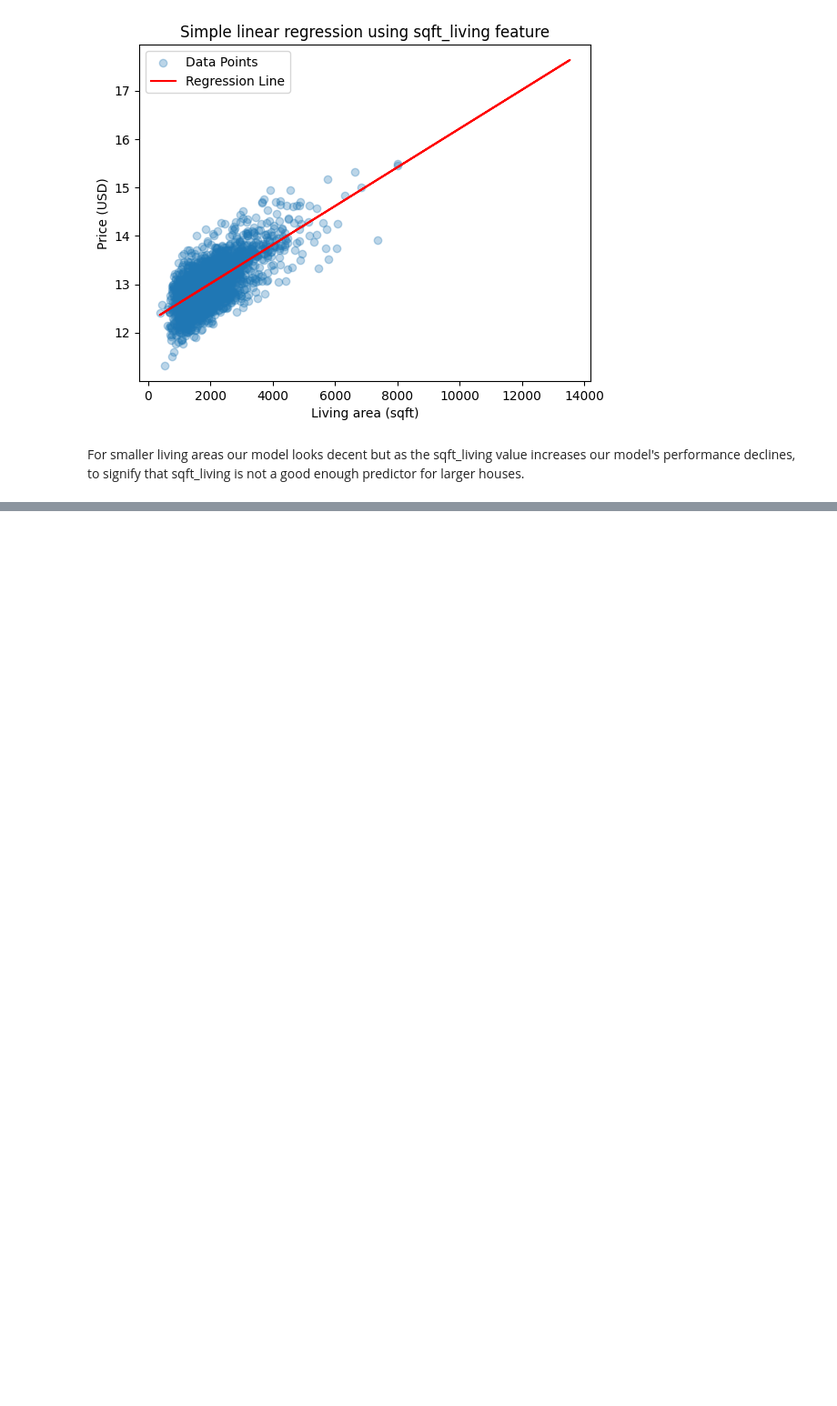
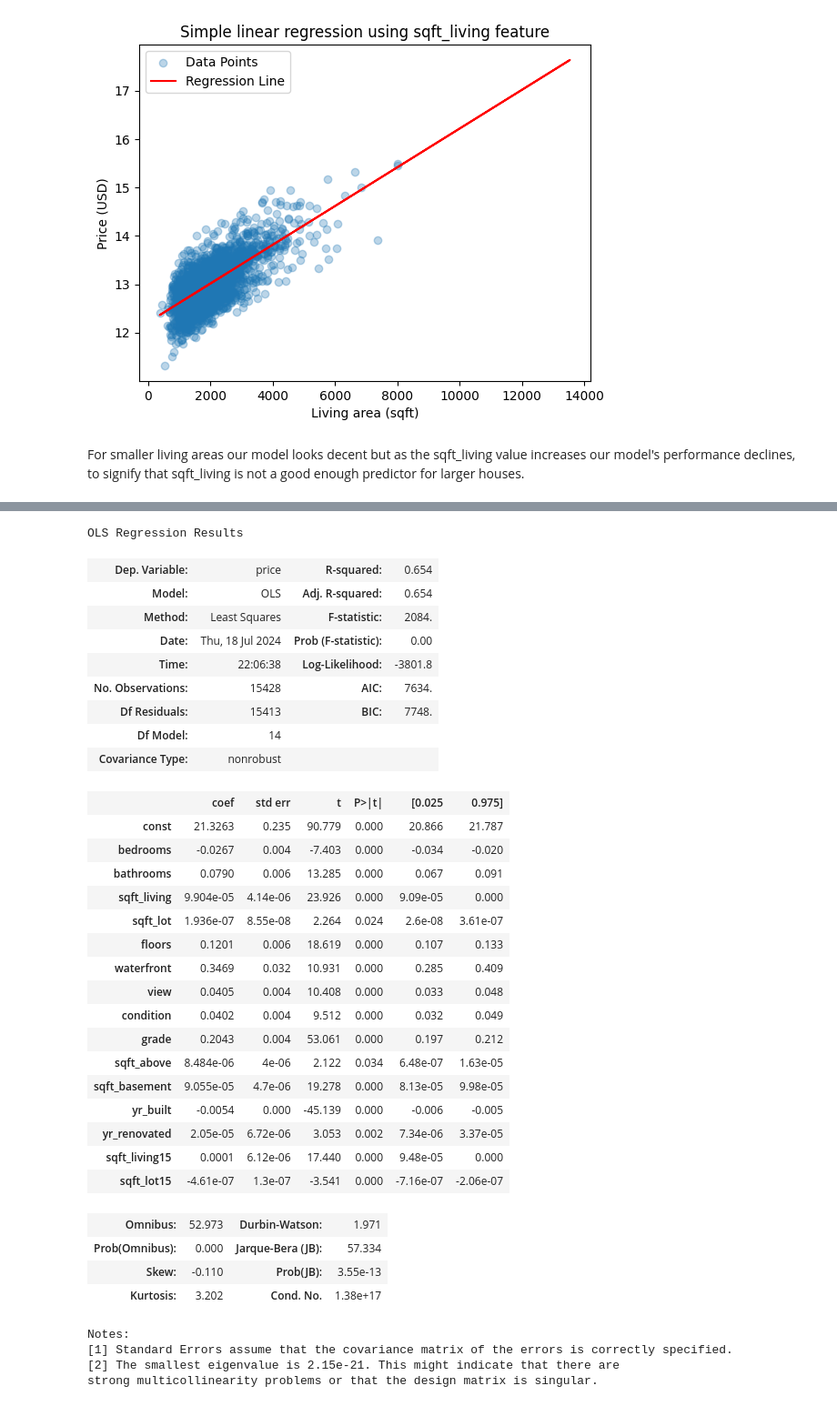
Before and after one commit to ShamlaA/Phase-2-Group-17-Project, a Jupyter notebook: Work_in_Progress/Zenah.ipynb, the cells around one changed output, grey strips where cells are left out. Shown at 91% size. Cells and saved outputs as stored; diff of their text form; code cells hidden in the pictures; blank space fills up the shorter version.

```diff
--- a/Work_in_Progress/Zenah.ipynb
+++ b/Work_in_Progress/Zenah.ipynb
@@ -594,0 +613,42 @@ For smaller living areas our model looks decent but as the sqft_living value inc
+# %%
+# Create model in OLS
+X_int = sm.add_constant(X_train)
+model = sm.OLS(y_train, X_int).fit()
+summary = model.summary()
+summary
+# %% [output]
+OLS Regression Results
+| Dep. Variable: | price | R-squared: | 0.654 |
+| Model: | OLS | Adj. R-squared: | 0.654 |
+| Method: | Least Squares | F-statistic: | 2084. |
+| Date: | Thu, 18 Jul 2024 | Prob (F-statistic): | 0.00 |
+| Time: | 22:06:38 | Log-Likelihood: | -3801.8 |
+| No. Observations: | 15428 | AIC: | 7634. |
+| Df Residuals: | 15413 | BIC: | 7748. |
+| Df Model: | 14 |  |  |
+| Covariance Type: | nonrobust |  |  |
+|  | coef | std err | t | P>|t| | [0.025 | 0.975] |
+| const | 21.3263 | 0.235 | 90.779 | 0.000 | 20.866 | 21.787 |
+| bedrooms | -0.0267 | 0.004 | -7.403 | 0.000 | -0.034 | -0.020 |
+| bathrooms | 0.0790 | 0.006 | 13.285 | 0.000 | 0.067 | 0.091 |
+| sqft_living | 9.904e-05 | 4.14e-06 | 23.926 | 0.000 | 9.09e-05 | 0.000 |
+| sqft_lot | 1.936e-07 | 8.55e-08 | 2.264 | 0.024 | 2.6e-08 | 3.61e-07 |
+| floors | 0.1201 | 0.006 | 18.619 | 0.000 | 0.107 | 0.133 |
+| waterfront | 0.3469 | 0.032 | 10.931 | 0.000 | 0.285 | 0.409 |
+| view | 0.0405 | 0.004 | 10.408 | 0.000 | 0.033 | 0.048 |
+| condition | 0.0402 | 0.004 | 9.512 | 0.000 | 0.032 | 0.049 |
+| grade | 0.2043 | 0.004 | 53.061 | 0.000 | 0.197 | 0.212 |
+| sqft_above | 8.484e-06 | 4e-06 | 2.122 | 0.034 | 6.48e-07 | 1.63e-05 |
+| sqft_basement | 9.055e-05 | 4.7e-06 | 19.278 | 0.000 | 8.13e-05 | 9.98e-05 |
+| yr_built | -0.0054 | 0.000 | -45.139 | 0.000 | -0.006 | -0.005 |
+| yr_renovated | 2.05e-05 | 6.72e-06 | 3.053 | 0.002 | 7.34e-06 | 3.37e-05 |
+| sqft_living15 | 0.0001 | 6.12e-06 | 17.440 | 0.000 | 9.48e-05 | 0.000 |
+| sqft_lot15 | -4.61e-07 | 1.3e-07 | -3.541 | 0.000 | -7.16e-07 | -2.06e-07 |
+| Omnibus: | 52.973 | Durbin-Watson: | 1.971 |
+| Prob(Omnibus): | 0.000 | Jarque-Bera (JB): | 57.334 |
+| Skew: | -0.110 | Prob(JB): | 3.55e-13 |
+| Kurtosis: | 3.202 | Cond. No. | 1.38e+17 |
+Notes:
+[1] Standard Errors assume that the covariance matrix of the errors is correctly specified.
+[2] The smallest eigenvalue is 2.15e-21. This might indicate that there are
+strong multicollinearity problems or that the design matrix is singular.
```
Also changed, not shown: parts of 11 cells of this notebook.
